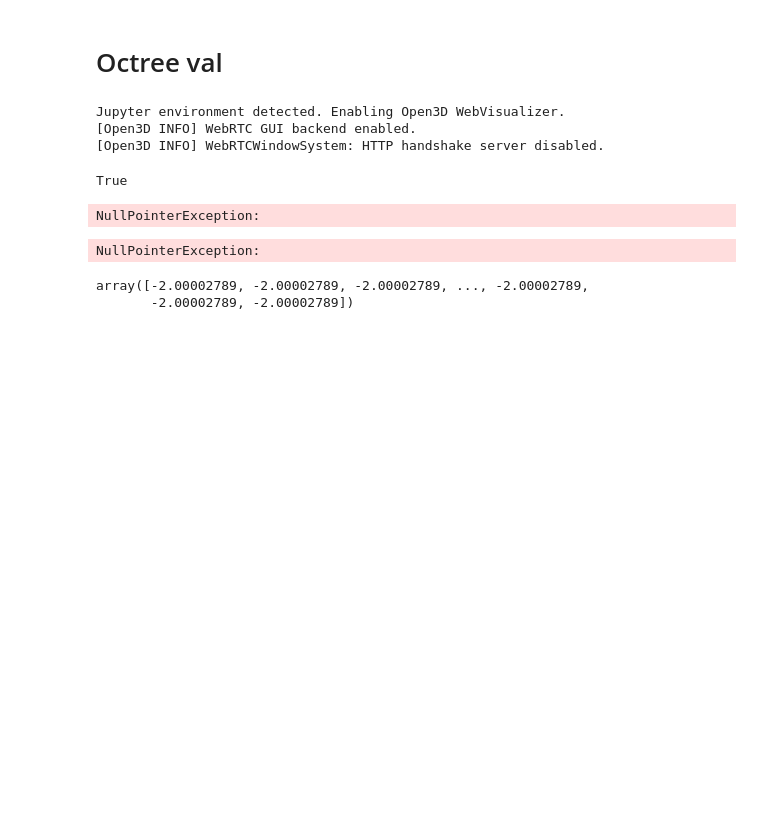
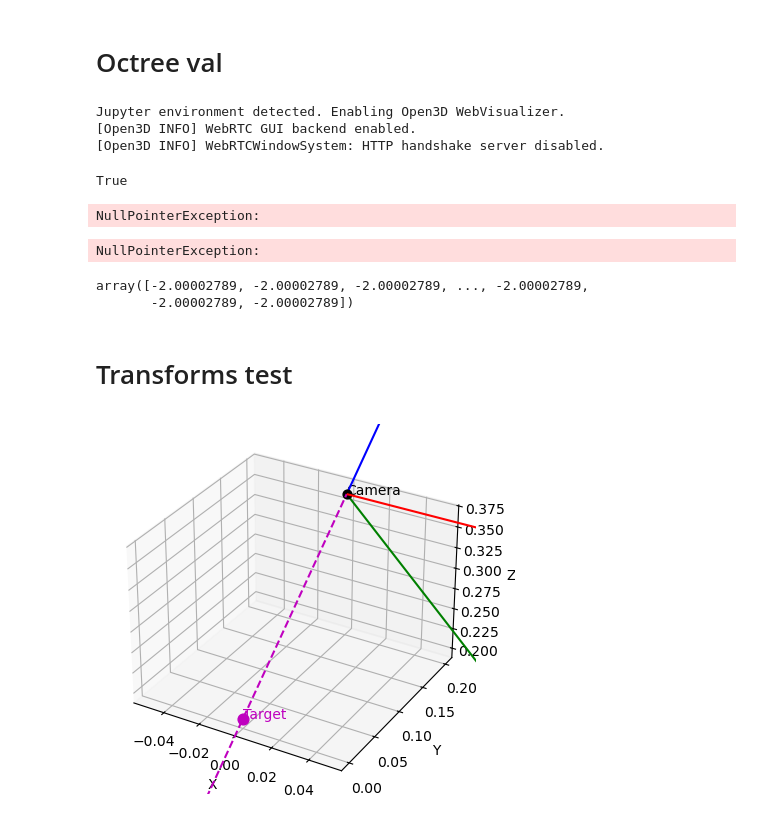
Before and after one commit to GdSAu/vpl_python, a Jupyter notebook: pruebas2.ipynb, the cells around one changed output. Cells and saved outputs as stored; diff of their text form; code cells hidden in the pictures; blank space fills up the shorter version.

Commit message:
"Agregue transformaciones y json para formato blender"

```diff
--- a/pruebas2.ipynb
+++ b/pruebas2.ipynb
@@ -424,3 +424,5 @@ array([-2.00002789, -2.00002789, -2.00002789, ..., -2.00002789,
        -2.00002789, -2.00002789])
 # %%
 del(octre)
+# %% [markdown]
+# Transforms test
@@ -426,0 +432,8 @@ del(octre)
+# %%
+pose = np.array([0.,0.2,0.36427344])
+eye = np.array([0.,0.,.2])
+t = look_at(pose, eye)
+# %%
+plot_camera_with_target(t,eye)
+# %% [output]
+[figure, added]
```
Also changed, not shown: parts of 8 cells of this notebook, 1 other file.
